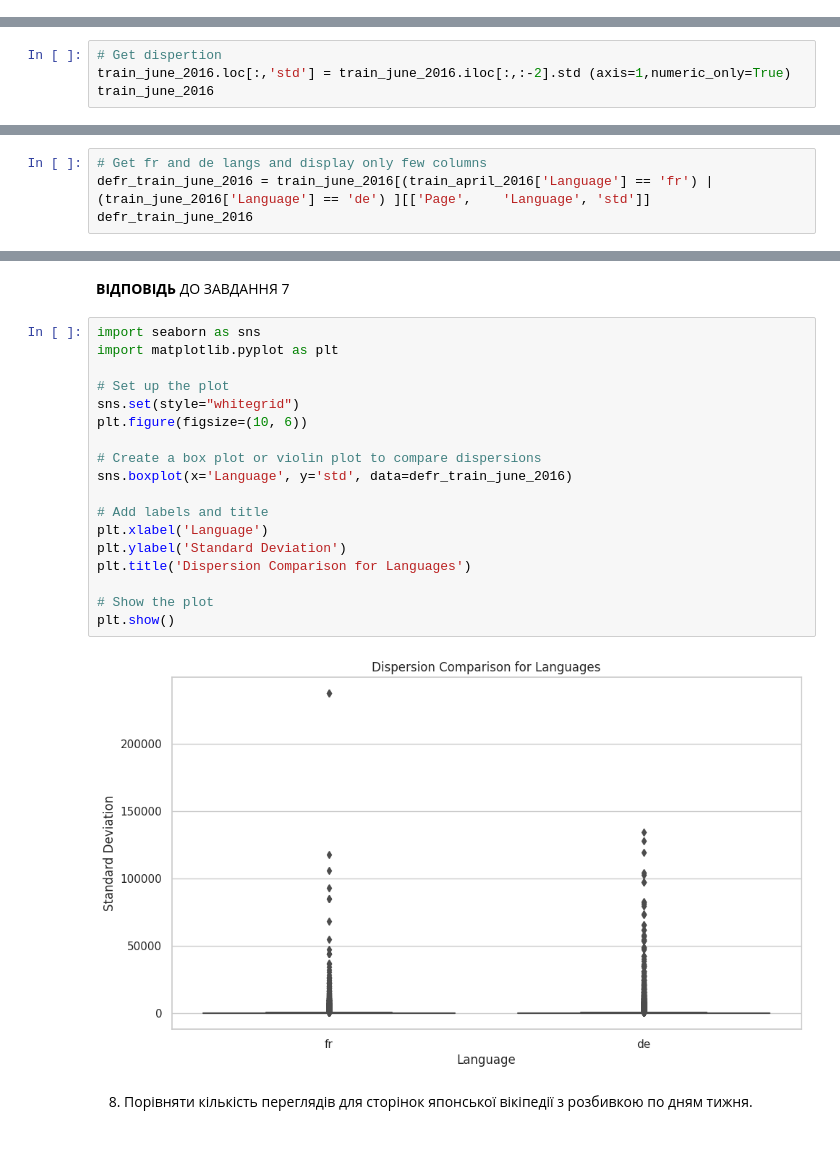
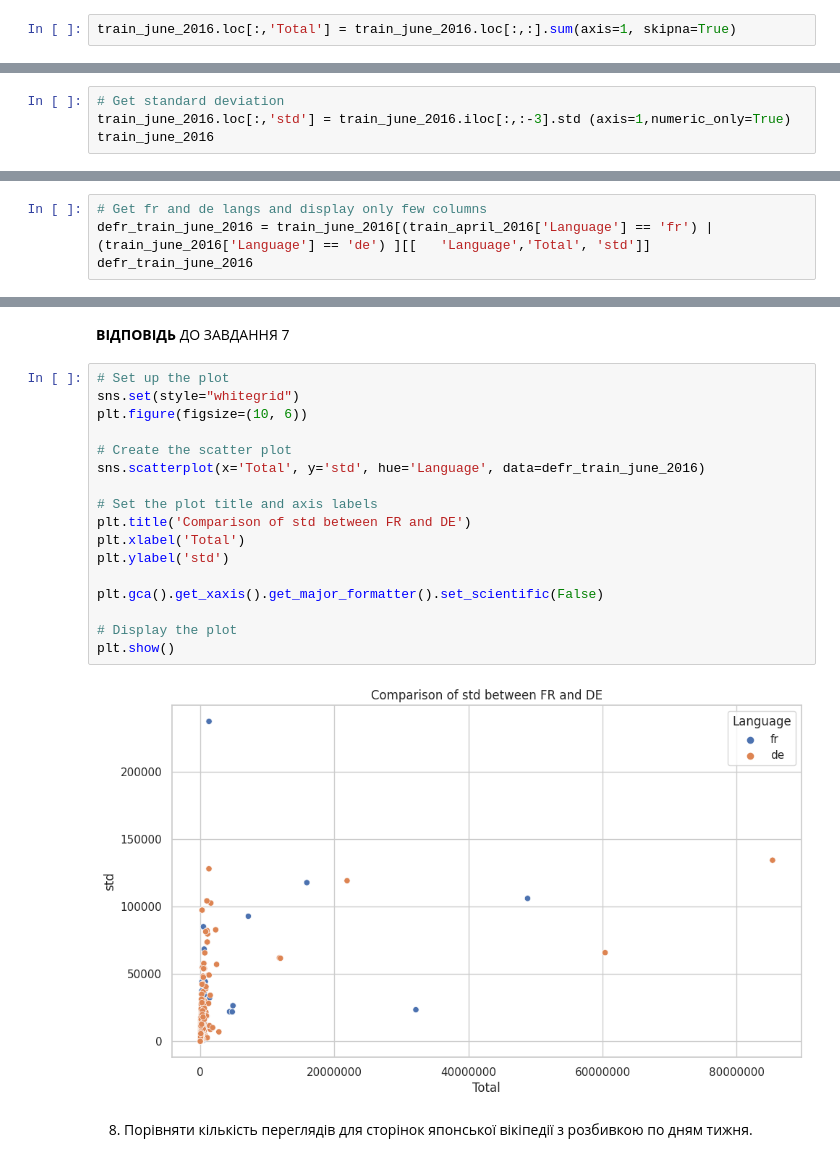
Before and after one commit to reesha-rsh/MLb4, a Jupyter notebook: Homework/Homework_2_0_Pandas_Toxic_Comments_EDA.ipynb, the cells around one changed output, grey strips where cells are left out. Cells and saved outputs as stored; diff of their text form.

```diff
--- a/Homework/Homework_2_0_Pandas_Toxic_Comments_EDA.ipynb
+++ b/Homework/Homework_2_0_Pandas_Toxic_Comments_EDA.ipynb
@@ -472,3 +472,5 @@ plt.show()
 # %%
 # Filter by date
 train_june_2016 = train.loc[:, (train.columns >= '2016-06-01') & (train.columns <= '2016-06-30')]
+# %%
+train_june_2016.loc[:,'Total'] = train_june_2016.loc[:,:].sum(axis=1, skipna=True)
@@ -504,6 +512,6 @@ See the caveats in the documentation: https://pandas.pydata.org/pandas-docs/stab
 # %%
-# Get dispertion
-train_june_2016.loc[:,'std'] = train_june_2016.iloc[:,:-2].std (axis=1,numeric_only=True)
+# Get standard deviation
+train_june_2016.loc[:,'std'] = train_june_2016.iloc[:,:-3].std (axis=1,numeric_only=True)
 train_june_2016
 # %% [output]
 A value is trying to be set on a copy of a slice from a DataFrame.
@@ -527,5 +535,5 @@ See the caveats in the documentation: https://pandas.pydata.org/pandas-docs/stab
 # %%
 # Get fr and de langs and display only few columns
-defr_train_june_2016 = train_june_2016[(train_april_2016['Language'] == 'fr') | (train_june_2016['Language'] == 'de') ][['Page',	'Language',	'std']]
+defr_train_june_2016 = train_june_2016[(train_april_2016['Language'] == 'fr') | (train_june_2016['Language'] == 'de') ][[	'Language','Total',	'std']]
 defr_train_june_2016
 # %% [output]
@@ -545,25 +553,24 @@ defr_train_june_2016
 # %% [markdown]
 **ВІДПОВІДЬ** ДО ЗАВДАННЯ 7
 # %%
-import seaborn as sns
-import matplotlib.pyplot as plt
-
 # Set up the plot
 sns.set(style="whitegrid")
 plt.figure(figsize=(10, 6))
 
-# Create a box plot or violin plot to compare dispersions
-sns.boxplot(x='Language', y='std', data=defr_train_june_2016)
+# Create the scatter plot
+sns.scatterplot(x='Total', y='std', hue='Language', data=defr_train_june_2016)
 
-# Add labels and title
-plt.xlabel('Language')
-plt.ylabel('Standard Deviation')
-plt.title('Dispersion Comparison for Languages')
+# Set the plot title and axis labels
+plt.title('Comparison of std between FR and DE')
+plt.xlabel('Total')
+plt.ylabel('std')
 
-# Show the plot
+plt.gca().get_xaxis().get_major_formatter().set_scientific(False)
+
+# Display the plot
 plt.show()
 # %% [output]
-[figure, old version]
+[figure, new version]
 # %% [markdown]
 8. Порівняти кількість переглядів для сторінок японської вікіпедії з розбивкою по дням тижня.
 # %% [markdown]
```
Also changed, not shown: parts of 4 cells of this notebook.
